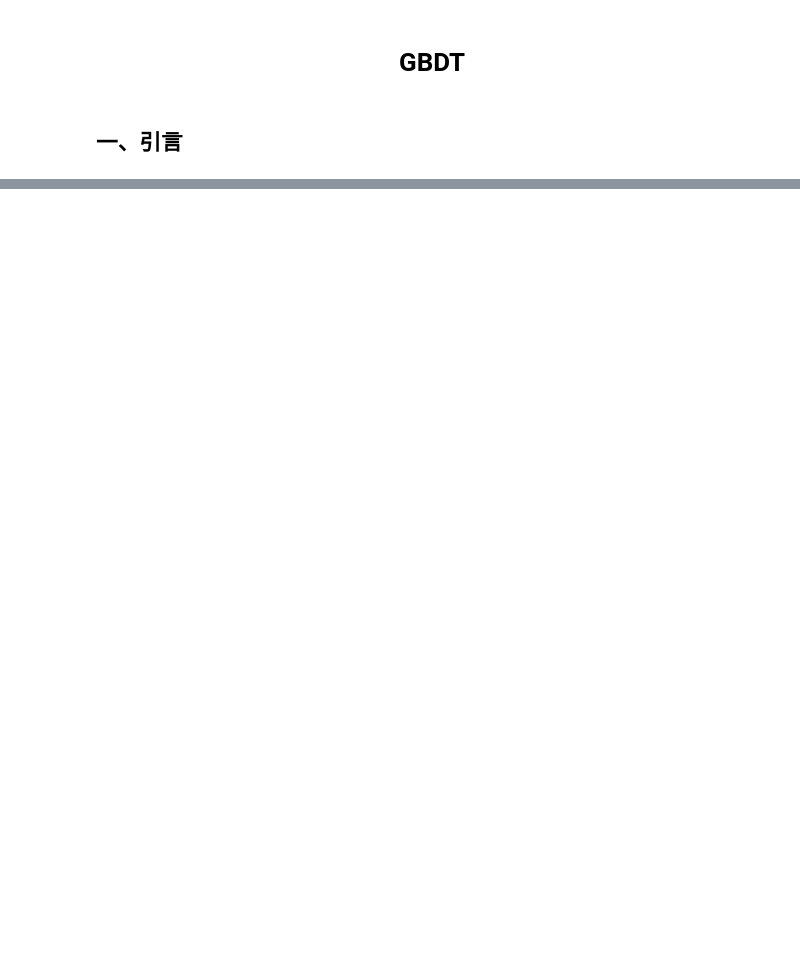
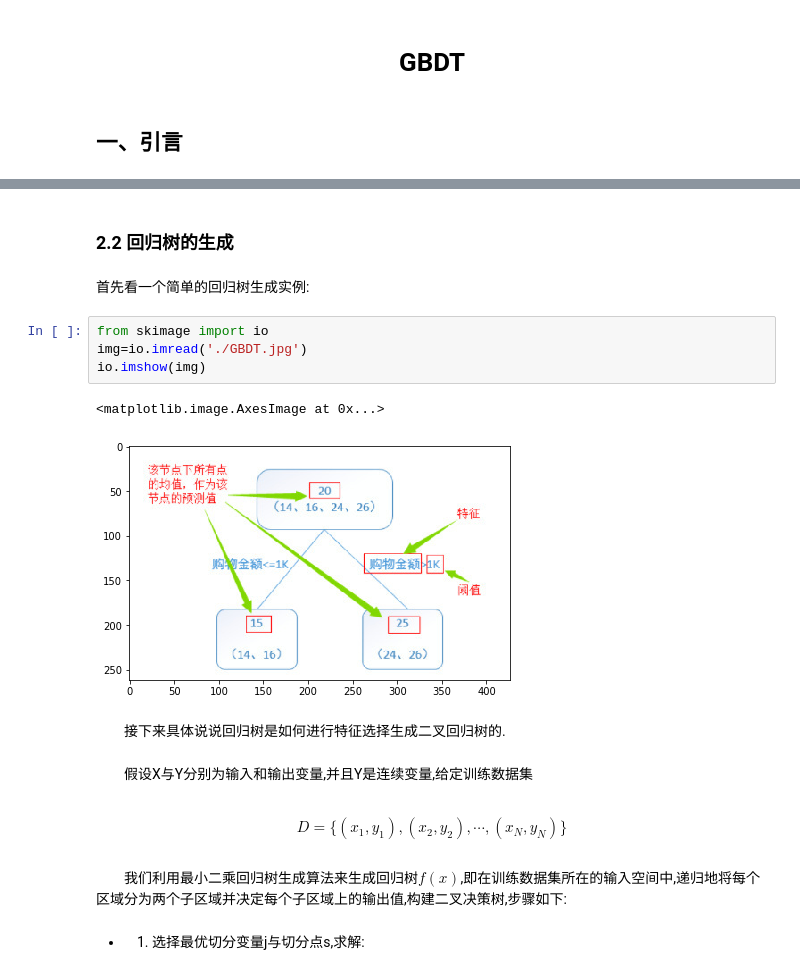
Before and after one commit to xiagote/MachineLearning, a Jupyter notebook: GBDT/GBDT.ipynb, the cells around one changed output, grey strips where cells are left out. Drawn from its saved outputs; the diff is of its cells as text; blank space fills up the shorter version.

Commit message:
update GBDT algo

```diff
--- a/GBDT/GBDT.ipynb
+++ b/GBDT/GBDT.ipynb
@@ -6,0 +21,21 @@
+# %% [markdown]
+### 2.2 回归树的生成
+# %% [markdown]
+首先看一个简单的回归树生成实例:
+# %%
+from skimage import io
+img=io.imread('./GBDT.jpg')
+io.imshow(img)
+# %% [output]
+<matplotlib.image.AxesImage at 0x...>
+[figure, added]
+# %% [markdown]
+　　接下来具体说说回归树是如何进行特征选择生成二叉回归树的.
+# %% [markdown]
+　　假设X与Y分别为输入和输出变量,并且Y是连续变量,给定训练数据集
+# %% [markdown]
+$$D=\{(x_1,y_1),(x_2,y_2),\cdots,(x_N,y_N)\}$$
+# %% [markdown]
+　　我们利用最小二乘回归树生成算法来生成回归树$f(x)$,即在训练数据集所在的输入空间中,递归地将每个区域分为两个子区域并决定每个子区域上的输出值,构建二叉决策树,步骤如下:
+# %% [markdown]
+- 1) 选择最优切分变量j与切分点s,求解:
```
Also changed, not shown: parts of 17 cells of this notebook.
